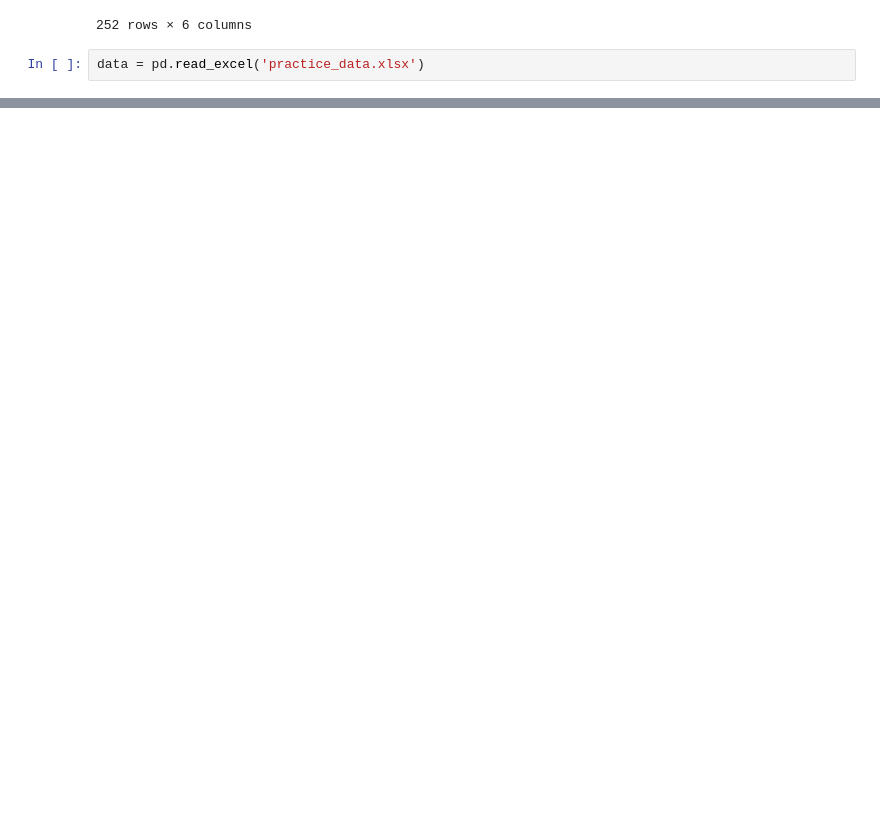
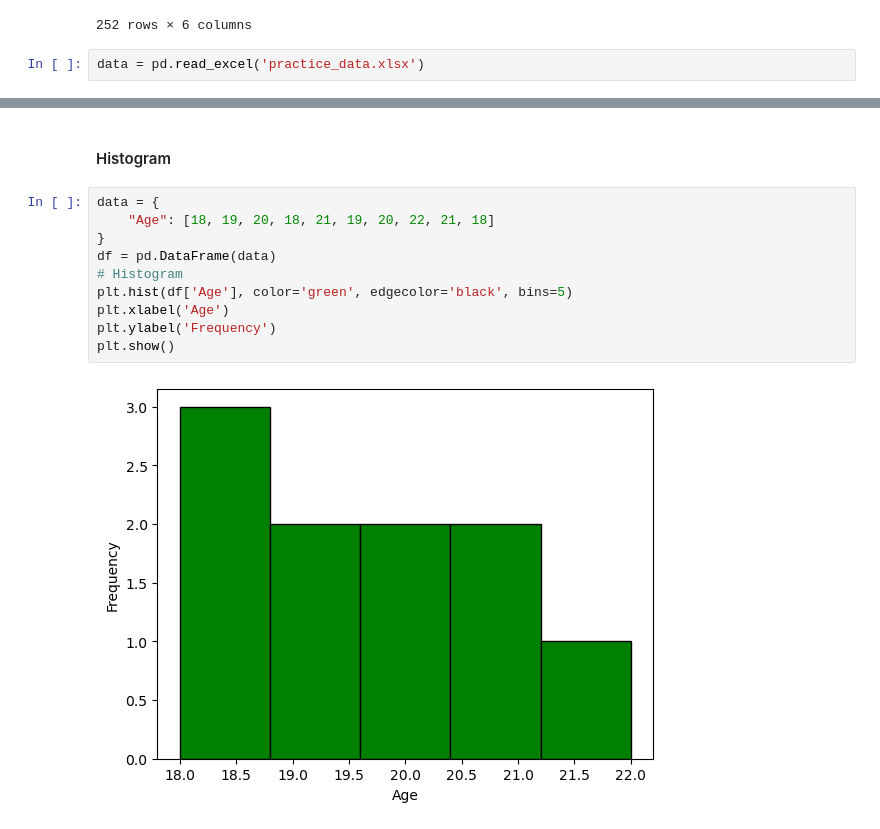
Before and after one commit to awais4212/Data-Science-Basics, a Jupyter notebook: Data Analysis/DataAnalysis.ipynb, the cells around one changed output, grey strips where cells are left out. Saved outputs shown, nothing was run; the diff lists cells and outputs as text; blank space fills up the shorter version.

```diff
--- a/Data Analysis/DataAnalysis.ipynb
+++ b/Data Analysis/DataAnalysis.ipynb
@@ -730,0 +778,14 @@ pd.read_pickle('data')
+# %% [markdown]
+#### Histogram
+# %%
+data = {
+    "Age": [18, 19, 20, 18, 21, 19, 20, 22, 21, 18]
+}
+df = pd.DataFrame(data)
+# Histogram
+plt.hist(df['Age'], color='green', edgecolor='black', bins=5)
+plt.xlabel('Age')
+plt.ylabel('Frequency')
+plt.show()
+# %% [output]
+[figure, added]
```
Also changed, not shown: parts of 22 cells of this notebook, 2 other files.
